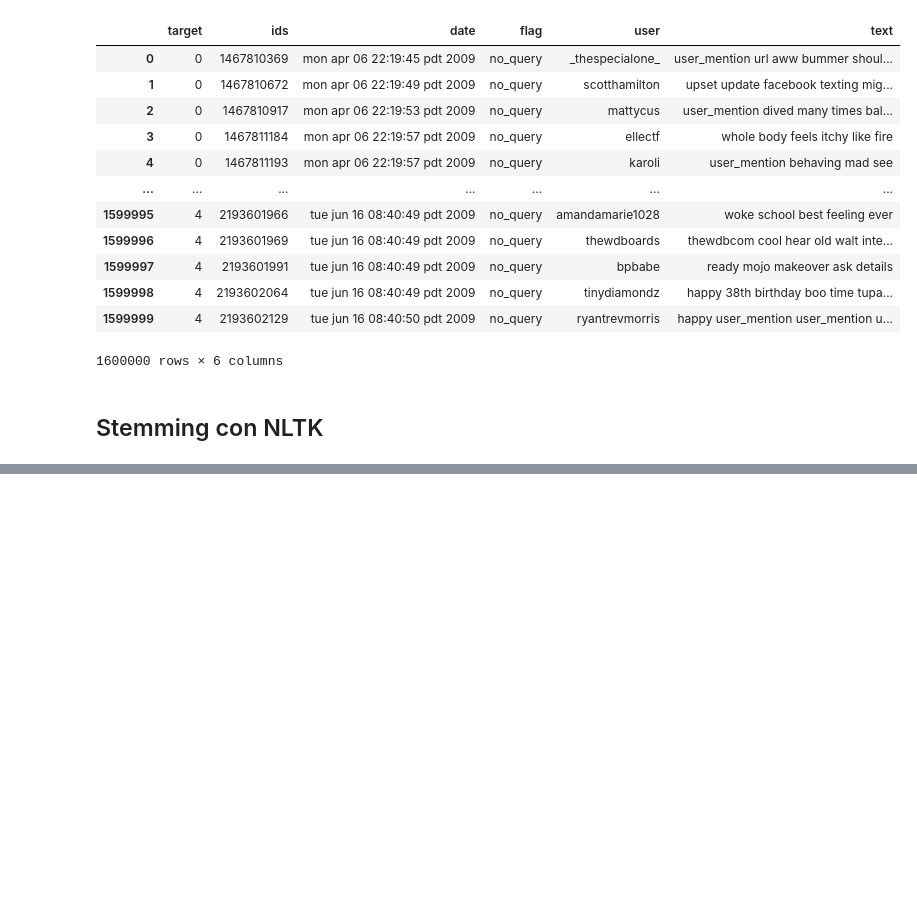
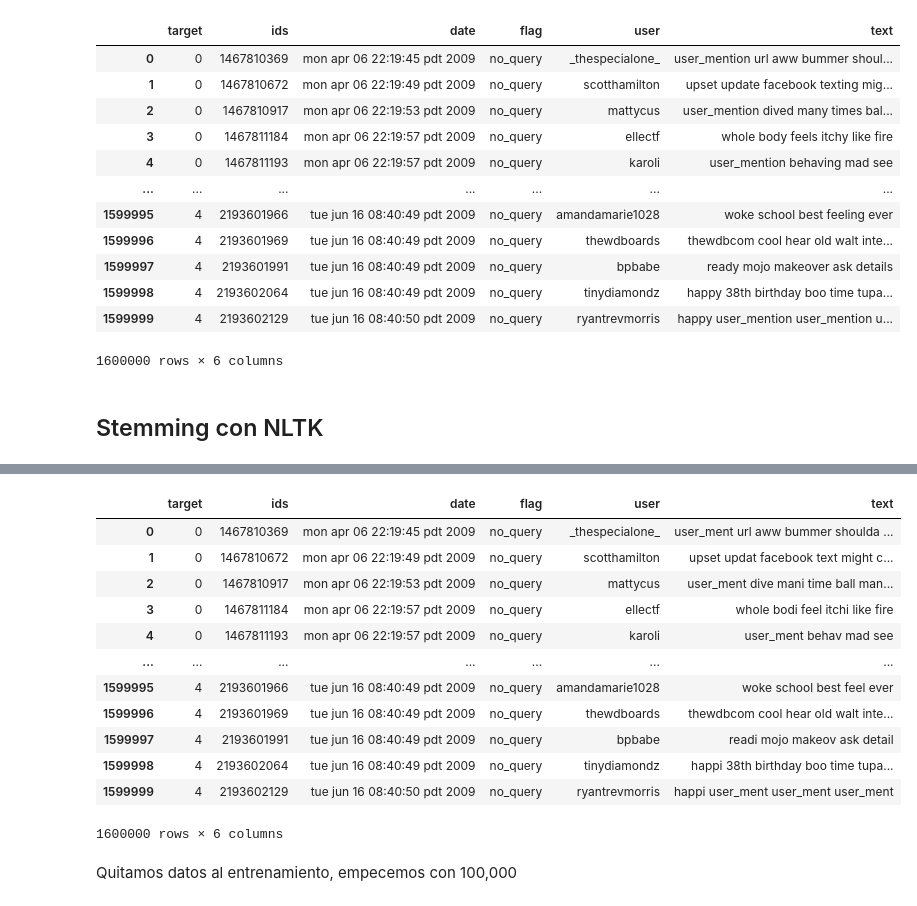
Before and after one commit to caroacostatovany/sentiment_analysis_tweets, a Jupyter notebook: notebooks/limpieza.ipynb, the cells around one changed output, grey strips where cells are left out. Saved outputs shown, nothing was run; the diff lists cells and outputs as text; code cells hidden in the pictures; blank space fills up the shorter version.

```diff
--- a/notebooks/limpieza.ipynb
+++ b/notebooks/limpieza.ipynb
@@ -280,3 +280,21 @@ def stemSentence(sentence):
 # %%
 training['text'] = training['text'].map(lambda s: stemSentence(s))
 test['atext'] = test['text'].map(lambda s: stemSentence(s))
+# %%
+training
+# %% [output]
+|  | target | ids | date | flag | user | text |
+| 0 | 0 | 1467810369 | mon apr 06 22:19:45 pdt 2009 | no_query | _thespecialone_ | user_ment url aww bummer shoulda ... |
+| 1 | 0 | 1467810672 | mon apr 06 22:19:49 pdt 2009 | no_query | scotthamilton | upset updat facebook text might c... |
+| 2 | 0 | 1467810917 | mon apr 06 22:19:53 pdt 2009 | no_query | mattycus | user_ment dive mani time ball man... |
+| 3 | 0 | 1467811184 | mon apr 06 22:19:57 pdt 2009 | no_query | ellectf | whole bodi feel itchi like fire |
+| 4 | 0 | 1467811193 | mon apr 06 22:19:57 pdt 2009 | no_query | karoli | user_ment behav mad see |
+| ... | ... | ... | ... | ... | ... | ... |
+| 1599995 | 4 | 2193601966 | tue jun 16 08:40:49 pdt 2009 | no_query | amandamarie1028 | woke school best feel ever |
+| 1599996 | 4 | 2193601969 | tue jun 16 08:40:49 pdt 2009 | no_query | thewdboards | thewdbcom cool hear old walt inte... |
+| 1599997 | 4 | 2193601991 | tue jun 16 08:40:49 pdt 2009 | no_query | bpbabe | readi mojo makeov ask detail |
+| 1599998 | 4 | 2193602064 | tue jun 16 08:40:49 pdt 2009 | no_query | tinydiamondz | happi 38th birthday boo time tupa... |
+| 1599999 | 4 | 2193602129 | tue jun 16 08:40:50 pdt 2009 | no_query | ryantrevmorris | happi user_ment user_ment user_ment |
+1600000 rows × 6 columns
+# %% [markdown]
+Quitamos datos al entrenamiento, empecemos con 100,000
```
Also changed, not shown: parts of 19 cells of this notebook.
